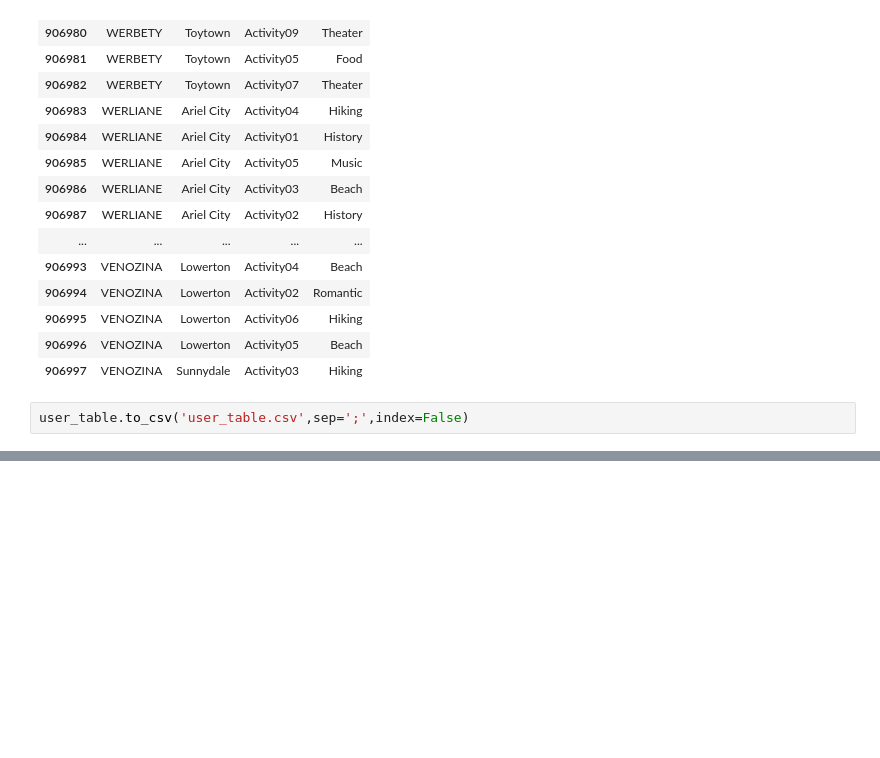
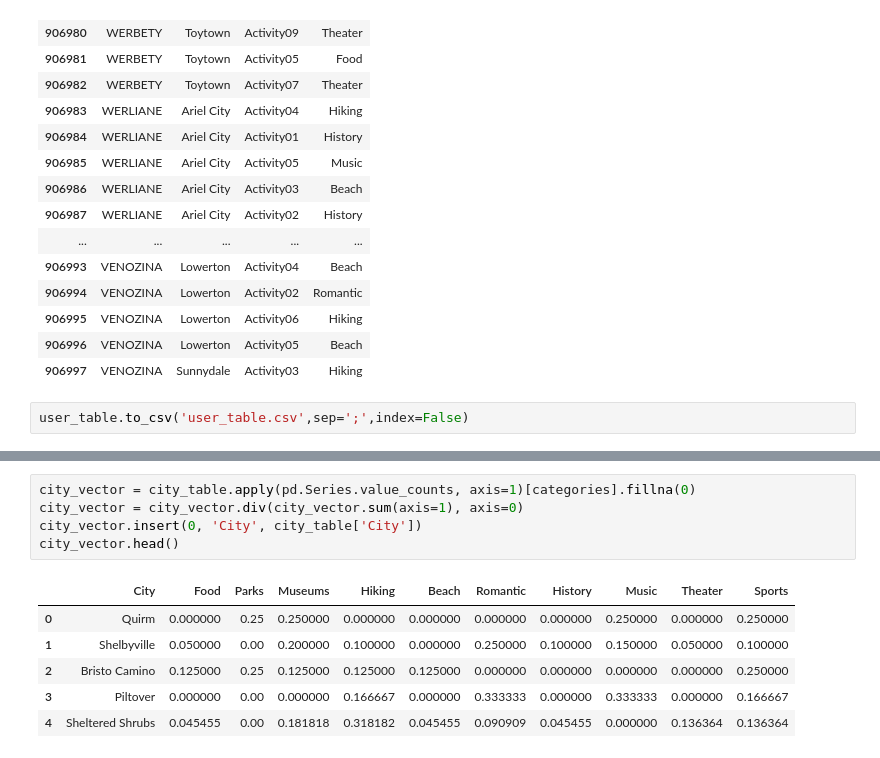
Before and after one commit to rodrigolink/travel_recommendation, a Jupyter notebook: tourism_recommendation_system.ipynb, the cells around one changed output, grey strips where cells are left out. Cells and saved outputs as stored; diff of their text form; blank space fills up the shorter version.

```diff
--- a/tourism_recommendation_system.ipynb
+++ b/tourism_recommendation_system.ipynb
@@ -241,0 +244,12 @@ user_table.to_csv('user_table.csv',sep=';',index=False)
+# %%
+city_vector = city_table.apply(pd.Series.value_counts, axis=1)[categories].fillna(0)
+city_vector = city_vector.div(city_vector.sum(axis=1), axis=0)
+city_vector.insert(0, 'City', city_table['City'])
+city_vector.head()
+# %% [output]
+|  | City | Food | Parks | Museums | Hiking | Beach | Romantic | History | Music | Theater | Sports |
+| 0 | Quirm | 0.000000 | 0.25 | 0.250000 | 0.000000 | 0.000000 | 0.000000 | 0.000000 | 0.250000 | 0.000000 | 0.250000 |
+| 1 | Shelbyville | 0.050000 | 0.00 | 0.200000 | 0.100000 | 0.000000 | 0.250000 | 0.100000 | 0.150000 | 0.050000 | 0.100000 |
+| 2 | Bristo Camino | 0.125000 | 0.25 | 0.125000 | 0.125000 | 0.125000 | 0.000000 | 0.000000 | 0.000000 | 0.000000 | 0.250000 |
+| 3 | Piltover | 0.000000 | 0.00 | 0.000000 | 0.166667 | 0.000000 | 0.333333 | 0.000000 | 0.333333 | 0.000000 | 0.166667 |
+| 4 | Sheltered Shrubs | 0.045455 | 0.00 | 0.181818 | 0.318182 | 0.045455 | 0.090909 | 0.045455 | 0.000000 | 0.136364 | 0.136364 |
```
Also changed, not shown: parts of 10 cells of this notebook.
